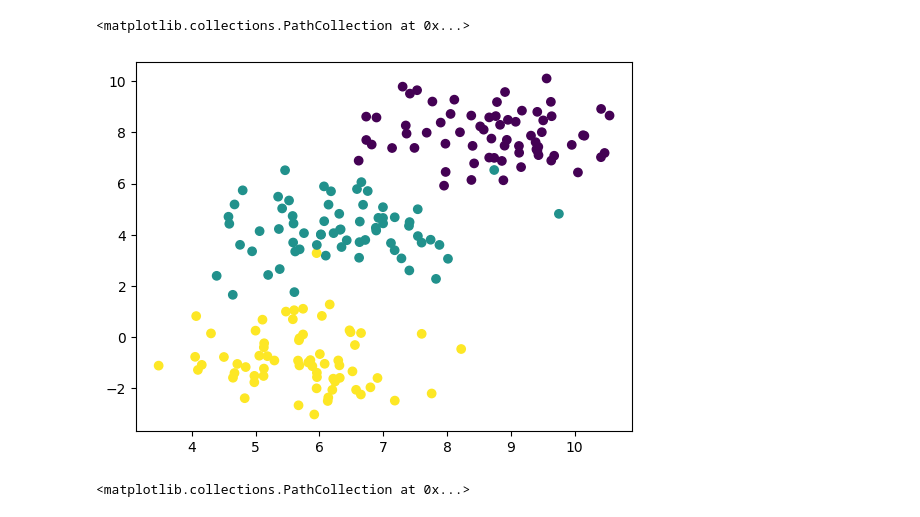
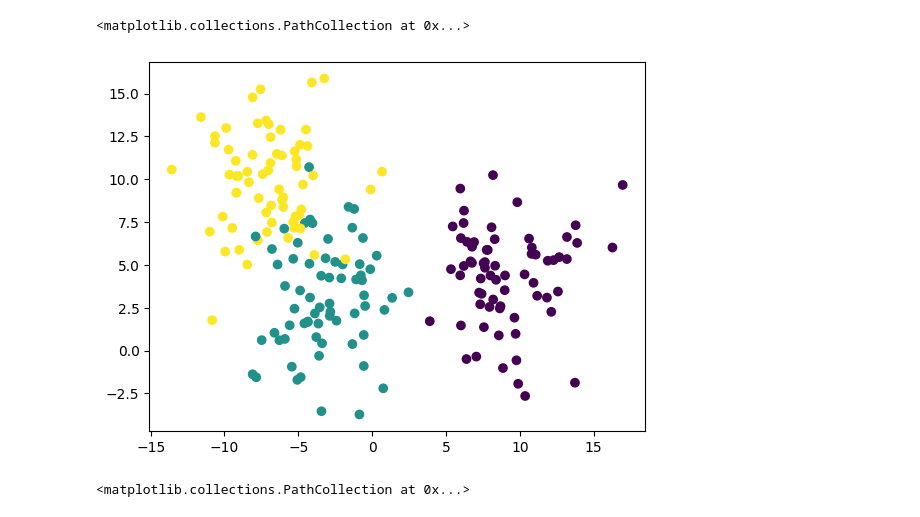
Before and after one commit to MikeTsvirkunov/Maching_Learning_Teach, a Jupyter notebook: Laba6/forming_datasets.ipynb, the cells around one changed output. Cells and saved outputs as stored; diff of their text form; code cells hidden in the pictures.

```diff
--- a/Laba6/forming_datasets.ipynb
+++ b/Laba6/forming_datasets.ipynb
@@ -6,10 +27,9 @@ import pandas as pd
 # %%
-data1 = make_blobs(n_samples=200, n_features=2, centers=3)
+data1 = make_blobs(n_samples=200, n_features=2, centers=3, cluster_std=2.8)
+plt.scatter(data1[0][:,0], data1[0][:,1], c=data1[1])
+# %% [output]
+<matplotlib.collections.PathCollection at 0x...>
+[figure, added]
-# %%
-plt.scatter(data1[0][:,0], data1[0][:,1], c=data1[1])
-# %% [output]
-<matplotlib.collections.PathCollection at 0x...>
-[figure, removed]
 # %%
 df1 = pd.DataFrame(data1[0])
 df1.columns = ['param1', 'param2']
```
Also changed, not shown: parts of 2 cells of this notebook, 13 other files.
